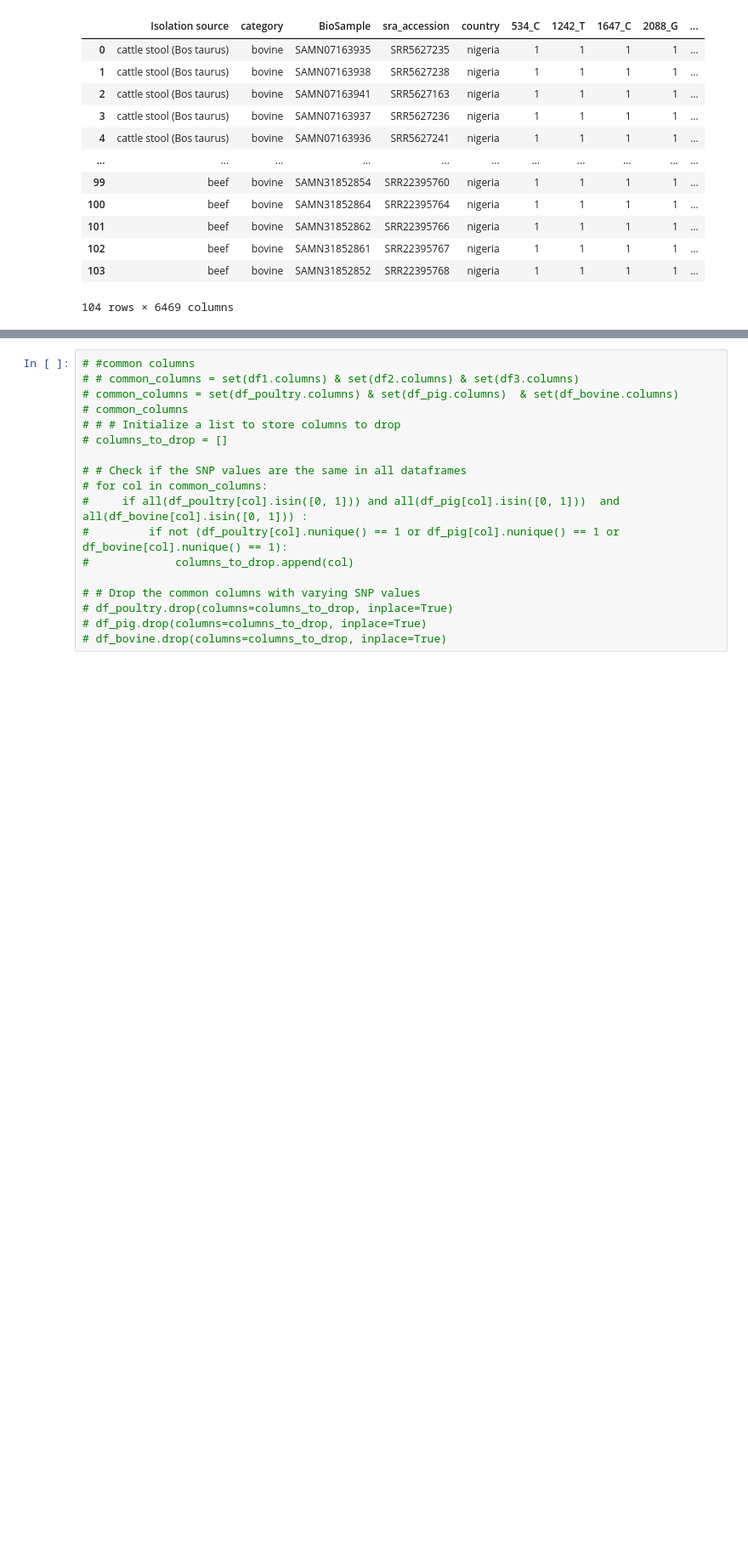
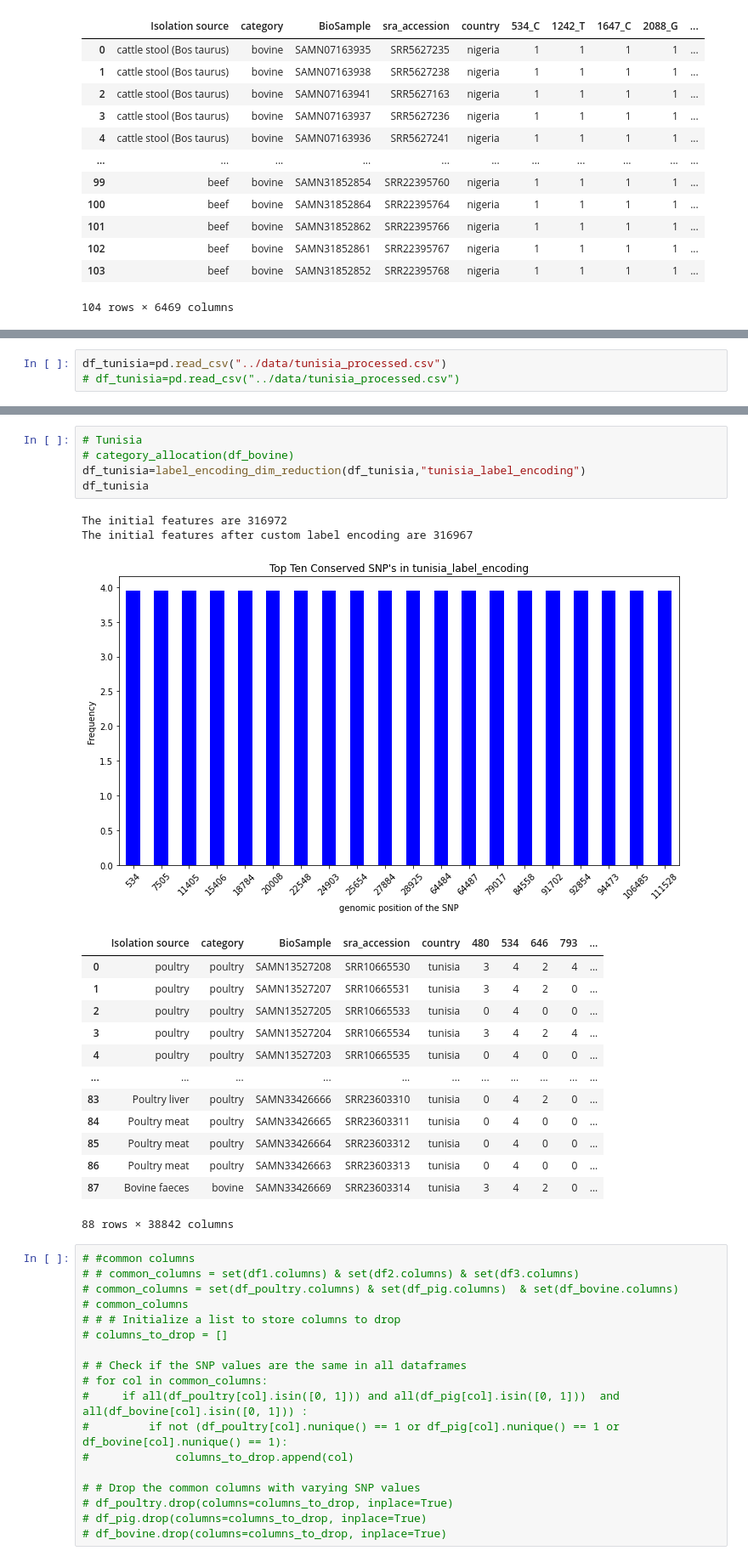
Before and after one commit to omicscodeathon/salmonellaml, a Jupyter notebook: notebooks/dimentionality_reduction_2.ipynb, the cells around one changed output, grey strips where cells are left out. Shown: that part at 85% size. Saved outputs shown, nothing was run; the diff lists cells and outputs as text; blank space fills up the shorter version.

```diff
--- a/notebooks/dimentionality_reduction_2.ipynb
+++ b/notebooks/dimentionality_reduction_2.ipynb
@@ -299,0 +306,3 @@ df_bovine
+# %%
+df_tunisia=pd.read_csv("../data/tunisia_processed.csv")
+# df_tunisia=pd.read_csv("../data/tunisia_processed.csv")
@@ -300,3 +362,25 @@ df_bovine
+# %%
+# Tunisia
+# category_allocation(df_bovine)
+df_tunisia=label_encoding_dim_reduction(df_tunisia,"tunisia_label_encoding")
+df_tunisia
+# %% [output]
+The initial features are 316972
+The initial features after custom label encoding are 316967
+[figure, added]
+|  | Isolation source | category | BioSample | sra_accession | country | 480 | 534 | 646 | 793 | ... |
+| 0 | poultry | poultry | SAMN13527208 | SRR10665530 | tunisia | 3 | 4 | 2 | 4 | ... |
+| 1 | poultry | poultry | SAMN13527207 | SRR10665531 | tunisia | 3 | 4 | 2 | 0 | ... |
+| 2 | poultry | poultry | SAMN13527205 | SRR10665533 | tunisia | 0 | 4 | 0 | 0 | ... |
+| 3 | poultry | poultry | SAMN13527204 | SRR10665534 | tunisia | 3 | 4 | 2 | 4 | ... |
+| 4 | poultry | poultry | SAMN13527203 | SRR10665535 | tunisia | 0 | 4 | 0 | 0 | ... |
+| ... | ... | ... | ... | ... | ... | ... | ... | ... | ... | ... |
+| 83 | Poultry liver | poultry | SAMN33426666 | SRR23603310 | tunisia | 0 | 4 | 2 | 0 | ... |
+| 84 | Poultry meat | poultry | SAMN33426665 | SRR23603311 | tunisia | 0 | 4 | 0 | 0 | ... |
+| 85 | Poultry meat | poultry | SAMN33426664 | SRR23603312 | tunisia | 0 | 4 | 0 | 0 | ... |
+| 86 | Poultry meat | poultry | SAMN33426663 | SRR23603313 | tunisia | 0 | 4 | 0 | 0 | ... |
+| 87 | Bovine faeces | bovine | SAMN33426669 | SRR23603314 | tunisia | 3 | 4 | 2 | 0 | ... |
+88 rows × 38842 columns
 # %%
 # #common columns
 # # common_columns = set(df1.columns) & set(df2.columns) & set(df3.columns)
```
Also changed, not shown: parts of 24 cells of this notebook, 2 other files.
